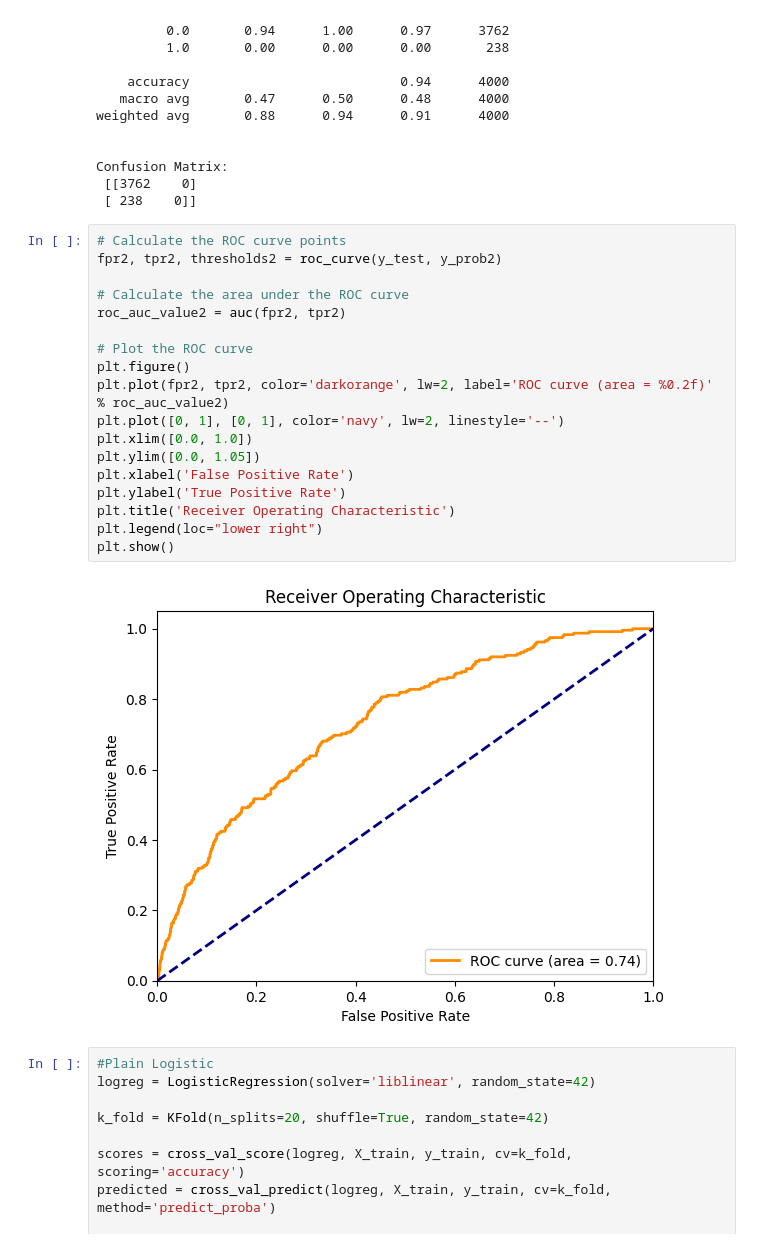
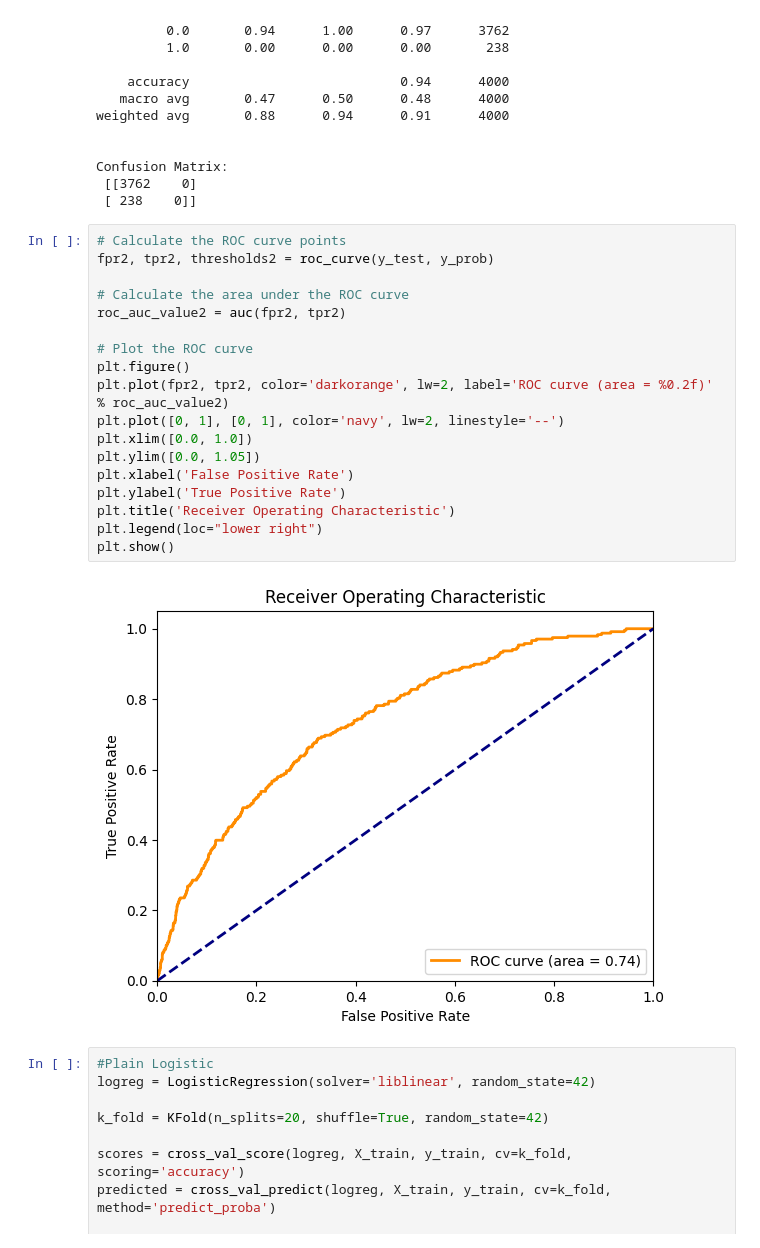
Before and after one commit to achintyasanjay/STAT432_FinalProject, a Jupyter notebook: classifiers.ipynb, the cells around one changed output. Saved outputs shown, nothing was run; the diff lists cells and outputs as text.

```diff
--- a/classifiers.ipynb
+++ b/classifiers.ipynb
@@ -253,24 +253,24 @@ Confusion Matrix:
  [ 238    0]]
 # %%
 # Calculate the ROC curve points
-fpr2, tpr2, thresholds2 = roc_curve(y_test, y_prob2)
+fpr2, tpr2, thresholds2 = roc_curve(y_test, y_prob)
 
 # Calculate the area under the ROC curve
 roc_auc_value2 = auc(fpr2, tpr2)
 
 # Plot the ROC curve
 plt.figure()
 plt.plot(fpr2, tpr2, color='darkorange', lw=2, label='ROC curve (area = %0.2f)' % roc_auc_value2)
 plt.plot([0, 1], [0, 1], color='navy', lw=2, linestyle='--')
 plt.xlim([0.0, 1.0])
 plt.ylim([0.0, 1.05])
 plt.xlabel('False Positive Rate')
 plt.ylabel('True Positive Rate')
 plt.title('Receiver Operating Characteristic')
 plt.legend(loc="lower right")
 plt.show()
 # %% [output]
-[figure, old version]
+[figure, new version]
 # %%
 #Plain Logistic
 logreg = LogisticRegression(solver='liblinear', random_state=42)
```
Also changed, not shown: parts of 6 cells of this notebook.
